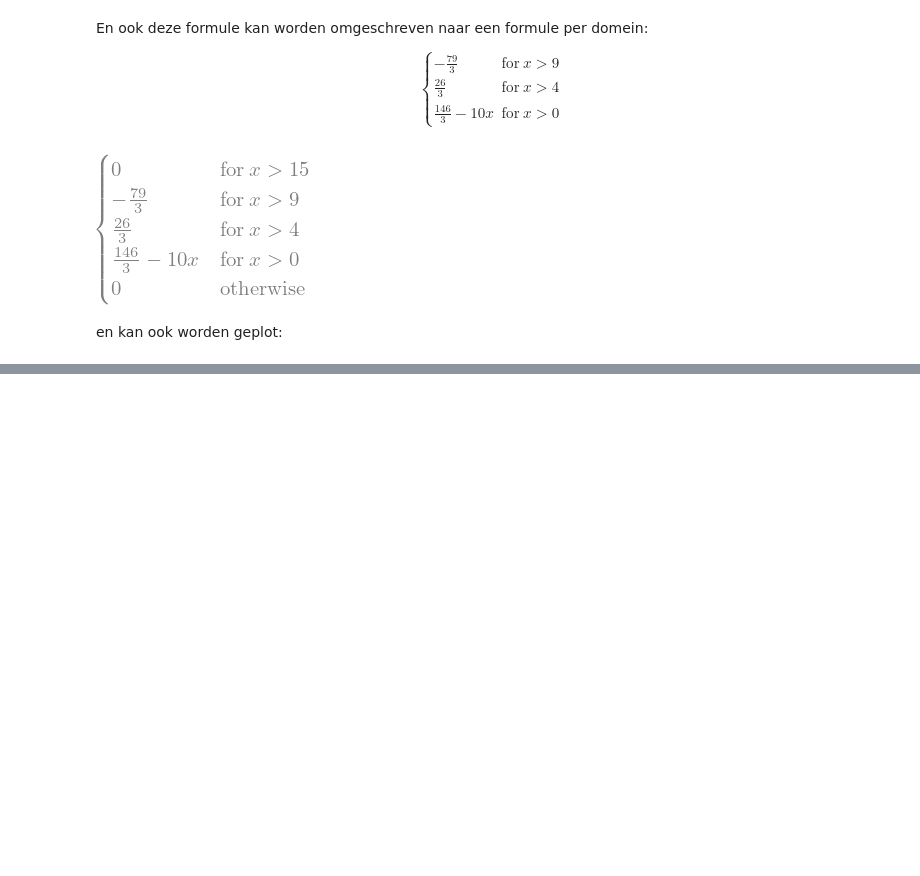
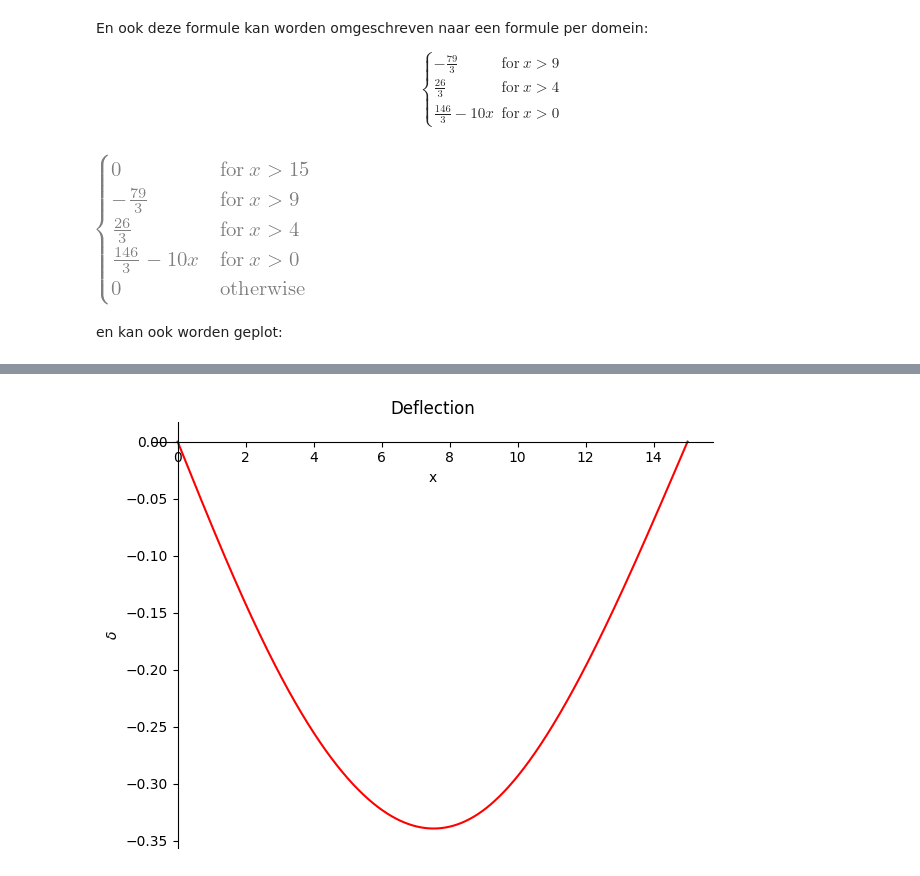
Before and after one commit to TeachBooks/Macaulays_method, a Jupyter notebook: book/Onderzoeksvoorstel.ipynb, the cells around one changed output, grey strips where cells are left out. Cells and saved outputs as stored; diff of their text form; code cells hidden in the pictures; blank space fills up the shorter version.

```diff
--- a/book/Onderzoeksvoorstel.ipynb
+++ b/book/Onderzoeksvoorstel.ipynb
@@ -198,0 +193,4 @@ ax.legend(loc='upper center', bbox_to_anchor=(0.5, -0.05),fancybox=True, shadow=
+# %%
+b.plot_deflection({E : 10000, I : 1});
+# %% [output]
+[figure, added]
```
Also changed, not shown: parts of 8 cells of this notebook.
